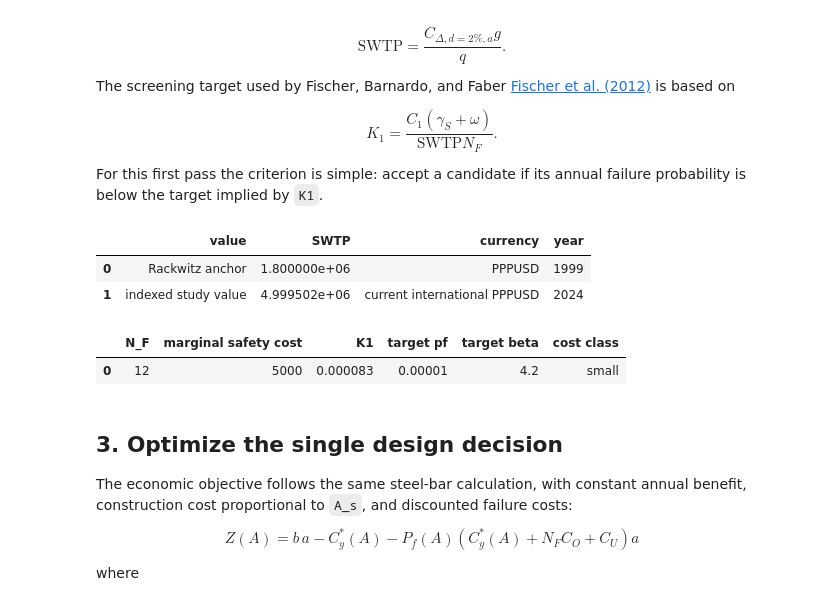
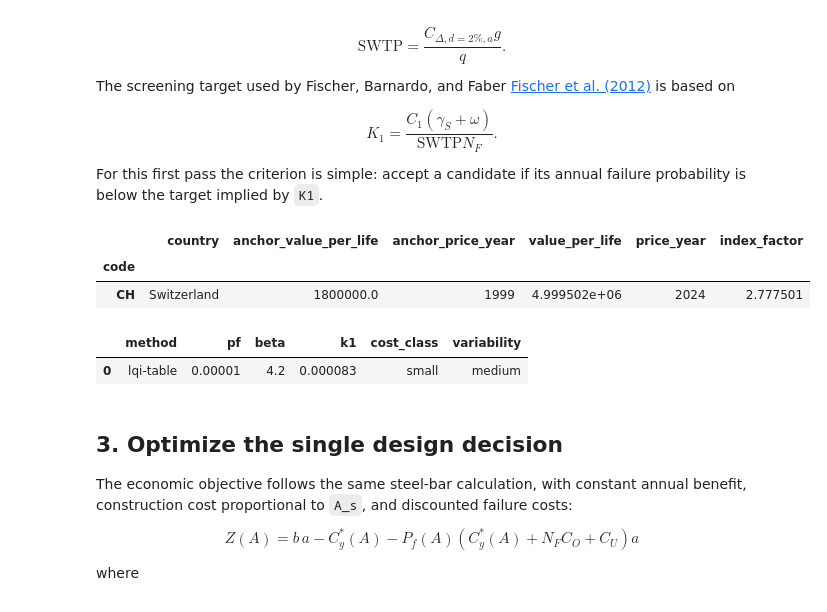
Before and after one commit to pystra/pystra, a Jupyter notebook: docs/source/notebooks/ex_design_decision_optimization.ipynb, the cells around one changed output. Cells and saved outputs as stored; diff of their text form; code cells hidden in the pictures.

```diff
--- a/docs/source/notebooks/ex_design_decision_optimization.ipynb
+++ b/docs/source/notebooks/ex_design_decision_optimization.ipynb
@@ -74,53 +74,29 @@ For this first pass the criterion is simple: accept a candidate if its annual fa
 # %%
 N_F = 12  # expected fatalities given failure
 marginal_safety_cost = 5000
 
 lqi = ra.LQI.from_country(
     "CH",
     indexed=True,
     expected_fatalities_given_failure=N_F,
     marginal_safety_cost=marginal_safety_cost,
 )
 
-anchor = ra.SWTP.from_country("CH", indexed=False)
-swtp_summary = pd.DataFrame(
-    [
-        {
-            "value": "Rackwitz anchor",
-            "SWTP": anchor.value_per_life,
-            "currency": anchor.currency,
-            "year": anchor.price_year,
-        },
-        {
-            "value": "indexed study value",
-            "SWTP": lqi.swtp.value_per_life,
-            "currency": lqi.swtp.currency,
-            "year": lqi.swtp.price_year,
-        },
-    ]
-)
-swtp_summary
+# Anchor (1999) vs indexed (2024) SWTP for CH, straight from the built-in table.
+ra.ddo.swtp_table(indexed=True).loc[
+    ["CH"],
+    ["country", "anchor_value_per_life", "anchor_price_year", "value_per_life", "price_year", "index_factor"],
+]
 # %% [output]
-|  | value | SWTP | currency | year |
-| 0 | Rackwitz anchor | 1.800000e+06 | PPPUSD | 1999 |
-| 1 | indexed study value | 4.999502e+06 | current international PPPUSD | 2024 |
+|  | country | anchor_value_per_life | anchor_price_year | value_per_life | price_year | index_factor |
+| code |  |  |  |  |  |  |
+| CH | Switzerland | 1800000.0 | 1999 | 4.999502e+06 | 2024 | 2.777501 |
 # %%
-lqi_screening_target = pd.DataFrame(
-    [
-        {
-            "N_F": N_F,
-            "marginal safety cost": marginal_safety_cost,
-            "K1": lqi.k1,
-            "target pf": lqi.target.pf,
-            "target beta": lqi.target.beta,
-            "cost class": lqi.target.cost_class,
-        }
-    ]
-)
-lqi_screening_target
+# The LQI target reliability implied by K1 (rounded ISO/JCSS cost class).
+pd.DataFrame([lqi.target.to_dict()])
 # %% [output]
-|  | N_F | marginal safety cost | K1 | target pf | target beta | cost class |
-| 0 | 12 | 5000 | 0.000083 | 0.00001 | 4.2 | small |
+|  | method | pf | beta | k1 | cost_class | variability |
+| 0 | lqi-table | 0.00001 | 4.2 | 0.000083 | small | medium |
 # %% [markdown]
 ## 3. Optimize the single design decision
 
```
Also changed, not shown: parts of 5 cells of this notebook, 2 other files.
